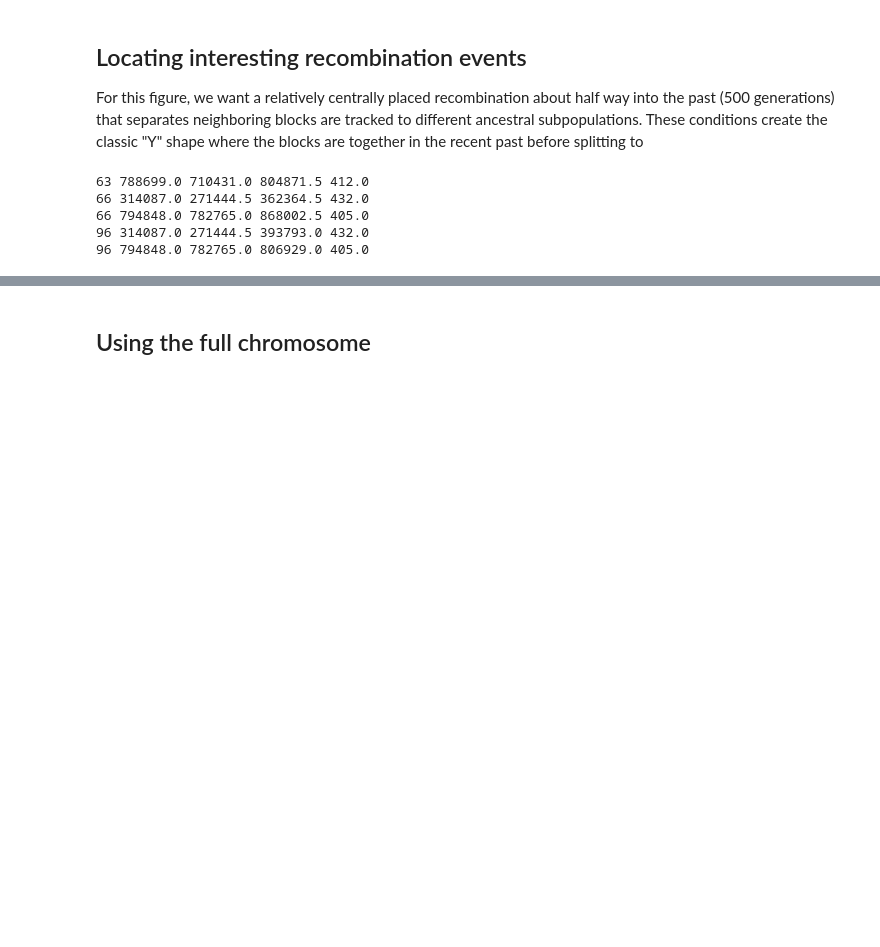
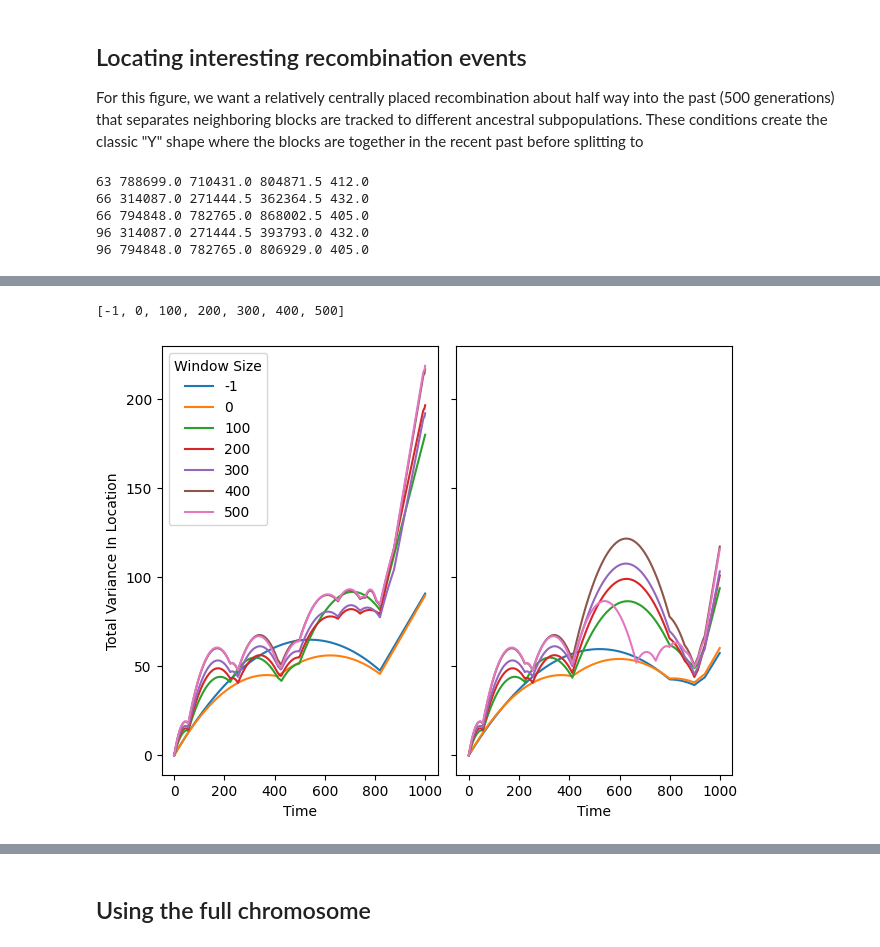
Before and after one commit to kitchensjn/sparg_manuscript, a Jupyter notebook: figures/Fig7_TwoPops/Fig7.ipynb, the cells around one changed output, grey strips where cells are left out. Saved outputs shown, nothing was run; the diff lists cells and outputs as text; code cells hidden in the pictures; blank space fills up the shorter version.

```diff
--- a/figures/Fig7_TwoPops/Fig7.ipynb
+++ b/figures/Fig7_TwoPops/Fig7.ipynb
@@ -110,0 +184,30 @@ locations_df = sparg.create_recombination_event_dataframe(
+# %%
+locations_df = sparg.create_recombination_event_dataframe(
+    ts=ts_sim,
+    breakpoint=bp_interest,
+    samples=[sample],
+    include_locations=True
+)
+
+windows = [-1] + list(range(0,600,100))
+
+print(windows)
+
+for w in windows:
+    locations_df = sparg.estimate_locations_of_ancestors_in_dataframe_using_window(df=locations_df, spatial_arg=spatial_arg, window_size=w, use_theoretical_dispersal=False)
+# %% [output]
+[-1, 0, 100, 200, 300, 400, 500]
+# %%
+fig, (ax0, ax1) = plt.subplots(nrows=1, ncols=2, layout="constrained", sharey=True)
+
+for w in windows:
+    ax0.plot(locations_df.loc[locations_df["genome_position"]==788698.0,"time"], locations_df.loc[locations_df["genome_position"]==788698.0,f"window_{w}_variance_in_estimated_location_0"], label=w)
+    ax1.plot(locations_df.loc[locations_df["genome_position"]==788700.0,"time"], locations_df.loc[locations_df["genome_position"]==788700.0,f"window_{w}_variance_in_estimated_location_0"])
+ax0.legend(title="Window Size")
+ax0.set_ylabel("Total Variance In Location")
+ax0.set_xlabel("Time")
+ax1.set_xlabel("Time")
+
+plt.show()
+# %% [output]
+[figure, added]
```
Also changed, not shown: parts of 18 cells of this notebook, 42 other files.
